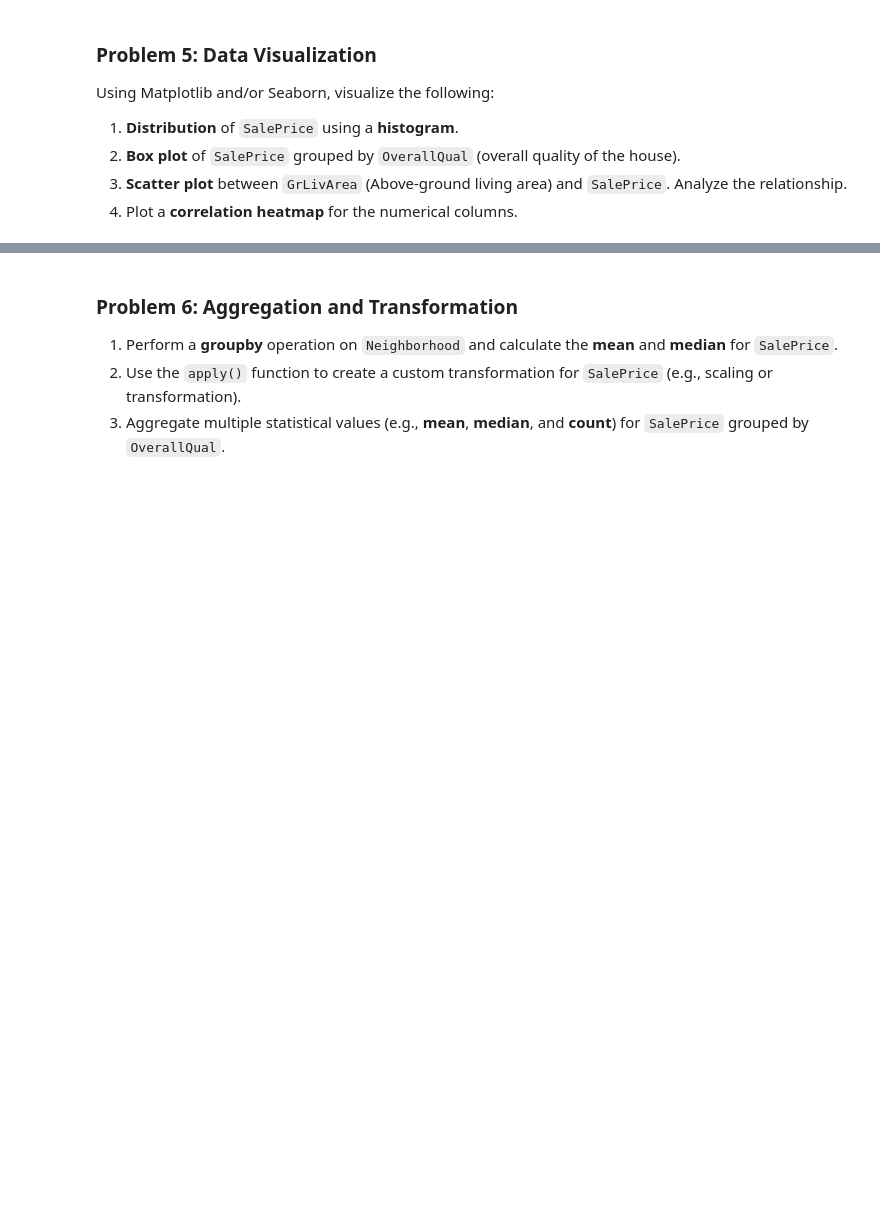
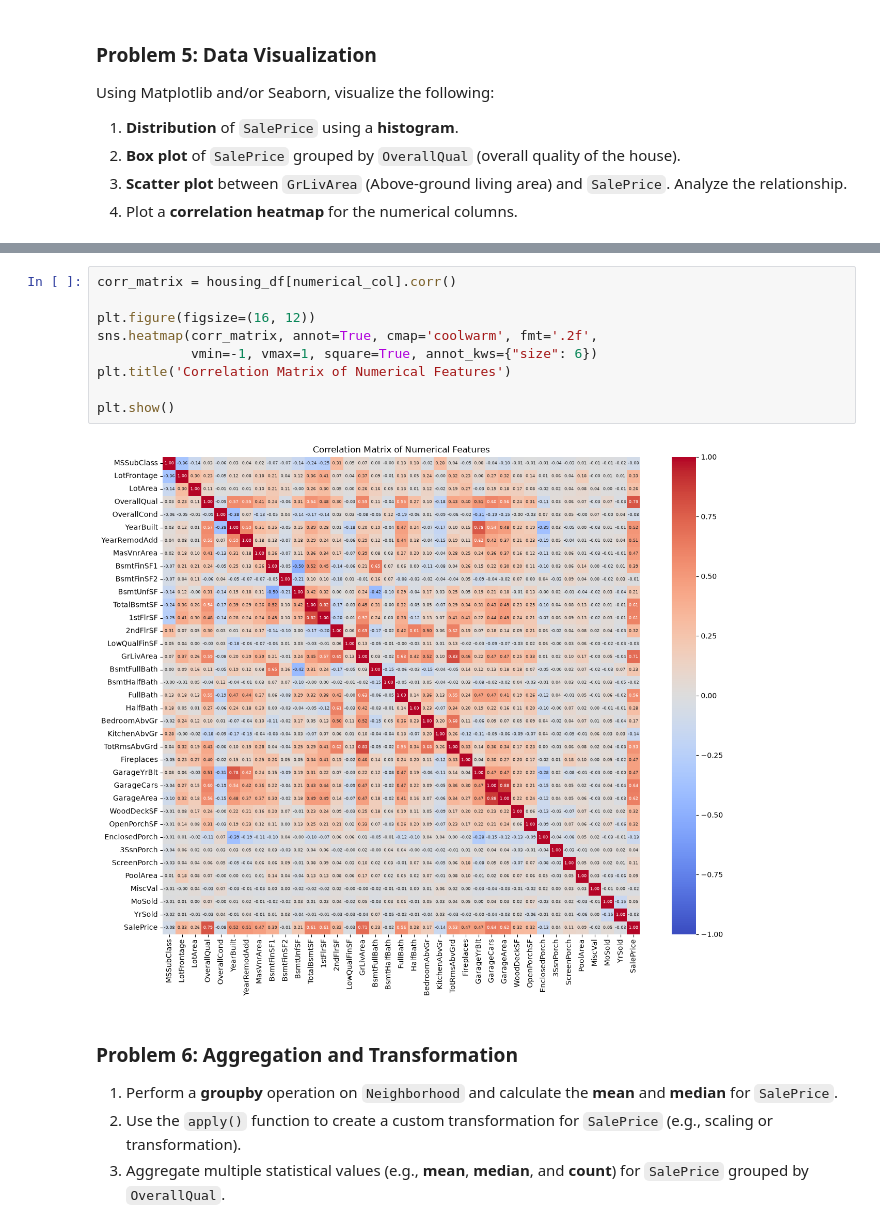
Before and after one commit to prof-screw/DSML, a Jupyter notebook: Week07/Assignment07.ipynb, the cells around one changed output, grey strips where cells are left out. Cells and saved outputs as stored; diff of their text form; blank space fills up the shorter version.

```diff
--- a/Week07/Assignment07.ipynb
+++ b/Week07/Assignment07.ipynb
@@ -513,3 +537,14 @@ Using Matplotlib and/or Seaborn, visualize the following:
+# %%
+corr_matrix = housing_df[numerical_col].corr()
+
+plt.figure(figsize=(16, 12))
+sns.heatmap(corr_matrix, annot=True, cmap='coolwarm', fmt='.2f',
+            vmin=-1, vmax=1, square=True, annot_kws={"size": 6})
+plt.title('Correlation Matrix of Numerical Features')
+
+plt.show()
+# %% [output]
+[figure, added]
 # %% [markdown]
 ### **Problem 6: Aggregation and Transformation**
 1. Perform a **groupby** operation on `Neighborhood` and calculate the **mean** and **median** for `SalePrice`.
```
Also changed, not shown: parts of 3 cells of this notebook.
